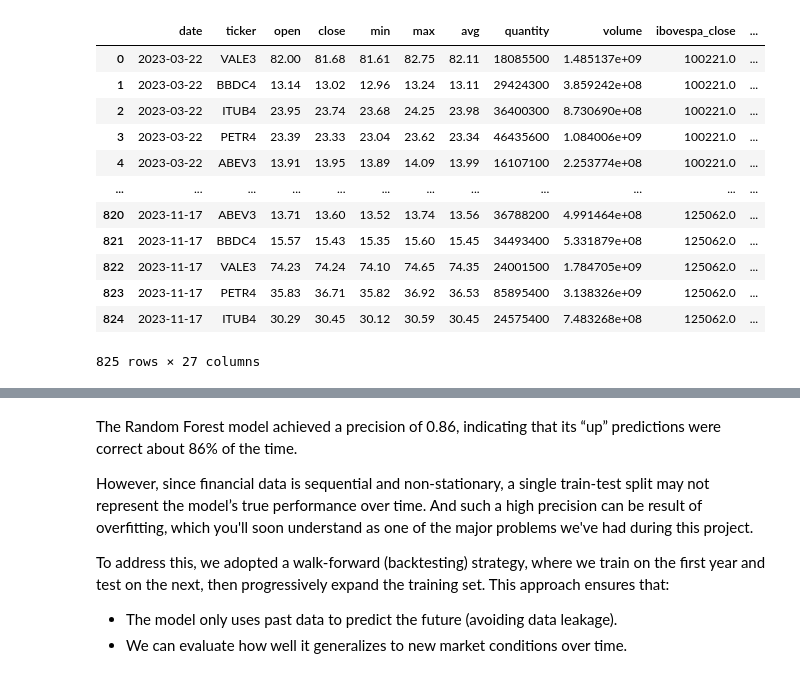
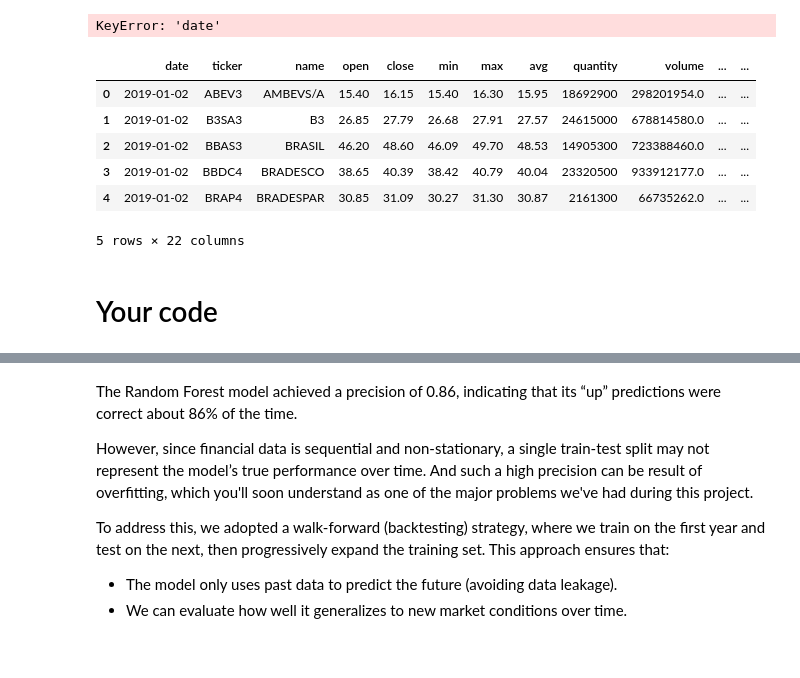
Before and after one commit to mestresanna/lifeCycleProject, a Jupyter notebook: notebooks/SecondFeatureEngineering.ipynb, the cells around one changed output, grey strips where cells are left out. Drawn from its saved outputs; the diff is of its cells as text; code cells hidden in the pictures.

```diff
--- a/notebooks/SecondFeatureEngineering.ipynb
+++ b/notebooks/SecondFeatureEngineering.ipynb
@@ -1,22 +88,30 @@
+# %%
+stock_df['date'] = pd.to_datetime(stock_df['date']).dt.date
+ibov_df['date'] = pd.to_datetime(ibov_df['date']).dt.date
+
+ibov_df = ibov_df.rename(columns={'Date': 'date', 'close': 'ibovespa_close'})
+ibov_df['date'] = pd.to_datetime(ibov_df['date'])
+merged = stock_df.merge(ibov_df[['date', 'ibovespa_close']], on='date', how='left')
+# %% [output]
+KeyError: 'date'
+# %%
+df = merged
+df.head()
+# %% [output]
+|  | date | ticker | name | open | close | min | max | avg | quantity | volume | ... | ... |
+| 0 | 2019-01-02 | ABEV3 | AMBEVS/A | 15.40 | 16.15 | 15.40 | 16.30 | 15.95 | 18692900 | 298201954.0 | ... | ... |
+| 1 | 2019-01-02 | B3SA3 | B3 | 26.85 | 27.79 | 26.68 | 27.91 | 27.57 | 24615000 | 678814580.0 | ... | ... |
+| 2 | 2019-01-02 | BBAS3 | BRASIL | 46.20 | 48.60 | 46.09 | 49.70 | 48.53 | 14905300 | 723388460.0 | ... | ... |
+| 3 | 2019-01-02 | BBDC4 | BRADESCO | 38.65 | 40.39 | 38.42 | 40.79 | 40.04 | 23320500 | 933912177.0 | ... | ... |
+| 4 | 2019-01-02 | BRAP4 | BRADESPAR | 30.85 | 31.09 | 30.27 | 31.30 | 30.87 | 2161300 | 66735262.0 | ... | ... |
+5 rows × 22 columns
+# %% [markdown]
+# Your code
 # %%
 import pandas as pd
 
-df = pd.read_csv("../data/2023_stock_with_features.csv")
-df
+#df = pd.read_csv("../data/2023_stock_with_features.csv")
+#df
-# %% [output]
-|  | date | ticker | open | close | min | max | avg | quantity | volume | ibovespa_close | ... |
-| 0 | 2023-03-22 | VALE3 | 82.00 | 81.68 | 81.61 | 82.75 | 82.11 | 18085500 | 1.485137e+09 | 100221.0 | ... |
-| 1 | 2023-03-22 | BBDC4 | 13.14 | 13.02 | 12.96 | 13.24 | 13.11 | 29424300 | 3.859242e+08 | 100221.0 | ... |
-| 2 | 2023-03-22 | ITUB4 | 23.95 | 23.74 | 23.68 | 24.25 | 23.98 | 36400300 | 8.730690e+08 | 100221.0 | ... |
-| 3 | 2023-03-22 | PETR4 | 23.39 | 23.33 | 23.04 | 23.62 | 23.34 | 46435600 | 1.084006e+09 | 100221.0 | ... |
-| 4 | 2023-03-22 | ABEV3 | 13.91 | 13.95 | 13.89 | 14.09 | 13.99 | 16107100 | 2.253774e+08 | 100221.0 | ... |
-| ... | ... | ... | ... | ... | ... | ... | ... | ... | ... | ... | ... |
-| 820 | 2023-11-17 | ABEV3 | 13.71 | 13.60 | 13.52 | 13.74 | 13.56 | 36788200 | 4.991464e+08 | 125062.0 | ... |
-| 821 | 2023-11-17 | BBDC4 | 15.57 | 15.43 | 15.35 | 15.60 | 15.45 | 34493400 | 5.331879e+08 | 125062.0 | ... |
-| 822 | 2023-11-17 | VALE3 | 74.23 | 74.24 | 74.10 | 74.65 | 74.35 | 24001500 | 1.784705e+09 | 125062.0 | ... |
-| 823 | 2023-11-17 | PETR4 | 35.83 | 36.71 | 35.82 | 36.92 | 36.53 | 85895400 | 3.138326e+09 | 125062.0 | ... |
-| 824 | 2023-11-17 | ITUB4 | 30.29 | 30.45 | 30.12 | 30.59 | 30.45 | 24575400 | 7.483268e+08 | 125062.0 | ... |
-825 rows × 27 columns
 # %%
 # we're now predicting classification, so tomorrow's value will be part of the analysis
 df["tomorrow"] = df["close"].shift(-1)
```
Also changed, not shown: parts of 19 cells of this notebook, 3 other files.
